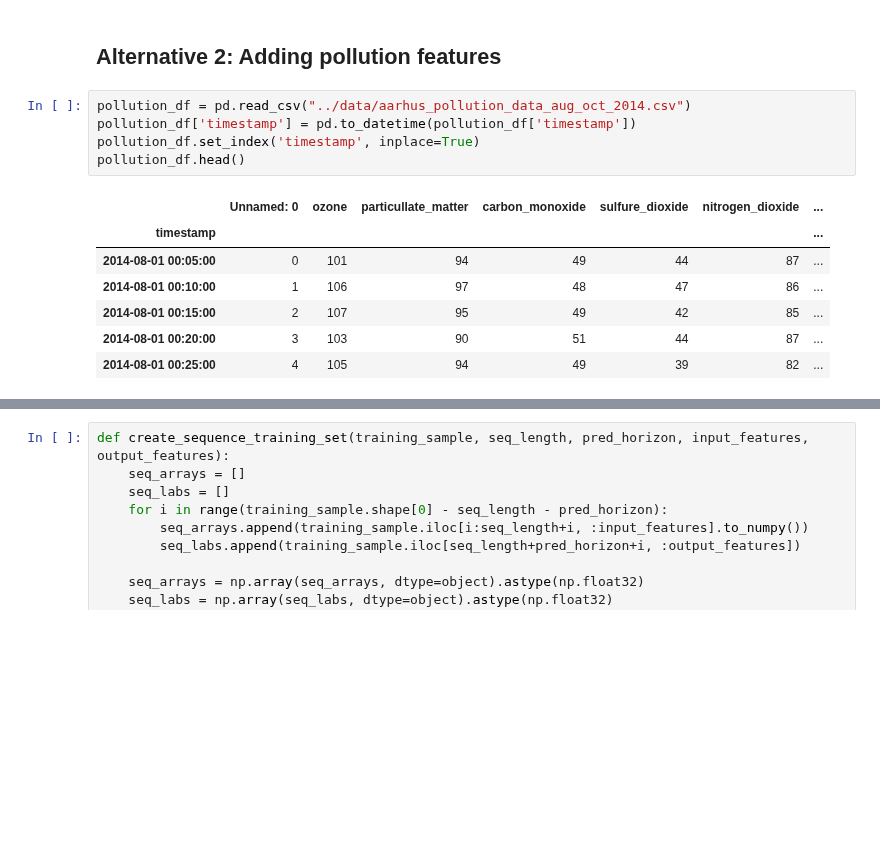
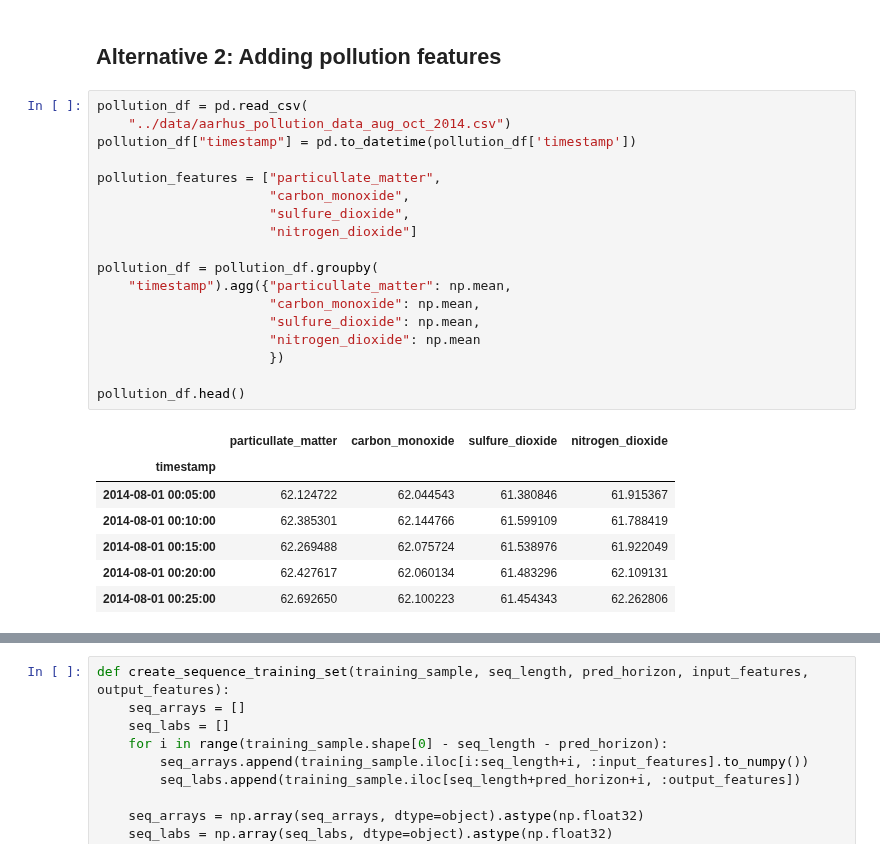
Before and after one commit to victorhg/aai-530-final-project, a Jupyter notebook: models/lstm_traffic_pollution_1.ipynb, the cells around one changed output, grey strips where cells are left out. Saved outputs shown, nothing was run; the diff lists cells and outputs as text; blank space fills up the shorter version.

```diff
--- a/models/lstm_traffic_pollution_1.ipynb
+++ b/models/lstm_traffic_pollution_1.ipynb
@@ -36,15 +39,28 @@ traffic_df.shape
 # %% [markdown]
 ## Alternative 2: Adding pollution features
 # %%
-pollution_df = pd.read_csv("../data/aarhus_pollution_data_aug_oct_2014.csv")
-pollution_df['timestamp'] = pd.to_datetime(pollution_df['timestamp'])
-pollution_df.set_index('timestamp', inplace=True)
+pollution_df = pd.read_csv(
+    "../data/aarhus_pollution_data_aug_oct_2014.csv")
+pollution_df["timestamp"] = pd.to_datetime(pollution_df['timestamp'])
+
+pollution_features = ["particullate_matter",
+                      "carbon_monoxide",
+                      "sulfure_dioxide",
+                      "nitrogen_dioxide"]
+
+pollution_df = pollution_df.groupby(
+    "timestamp").agg({"particullate_matter": np.mean,
+                      "carbon_monoxide": np.mean,
+                      "sulfure_dioxide": np.mean,
+                      "nitrogen_dioxide": np.mean
+                      })
+
 pollution_df.head()
 # %% [output]
-|  | Unnamed: 0 | ozone | particullate_matter | carbon_monoxide | sulfure_dioxide | nitrogen_dioxide | ... |
-| timestamp |  |  |  |  |  |  | ... |
-| 2014-08-01 00:05:00 | 0 | 101 | 94 | 49 | 44 | 87 | ... |
-| 2014-08-01 00:10:00 | 1 | 106 | 97 | 48 | 47 | 86 | ... |
-| 2014-08-01 00:15:00 | 2 | 107 | 95 | 49 | 42 | 85 | ... |
-| 2014-08-01 00:20:00 | 3 | 103 | 90 | 51 | 44 | 87 | ... |
-| 2014-08-01 00:25:00 | 4 | 105 | 94 | 49 | 39 | 82 | ... |
+|  | particullate_matter | carbon_monoxide | sulfure_dioxide | nitrogen_dioxide |
+| timestamp |  |  |  |  |
+| 2014-08-01 00:05:00 | 62.124722 | 62.044543 | 61.380846 | 61.915367 |
+| 2014-08-01 00:10:00 | 62.385301 | 62.144766 | 61.599109 | 61.788419 |
+| 2014-08-01 00:15:00 | 62.269488 | 62.075724 | 61.538976 | 61.922049 |
+| 2014-08-01 00:20:00 | 62.427617 | 62.060134 | 61.483296 | 62.109131 |
+| 2014-08-01 00:25:00 | 62.692650 | 62.100223 | 61.454343 | 62.262806 |
```
Also changed, not shown: parts of 14 cells of this notebook.
